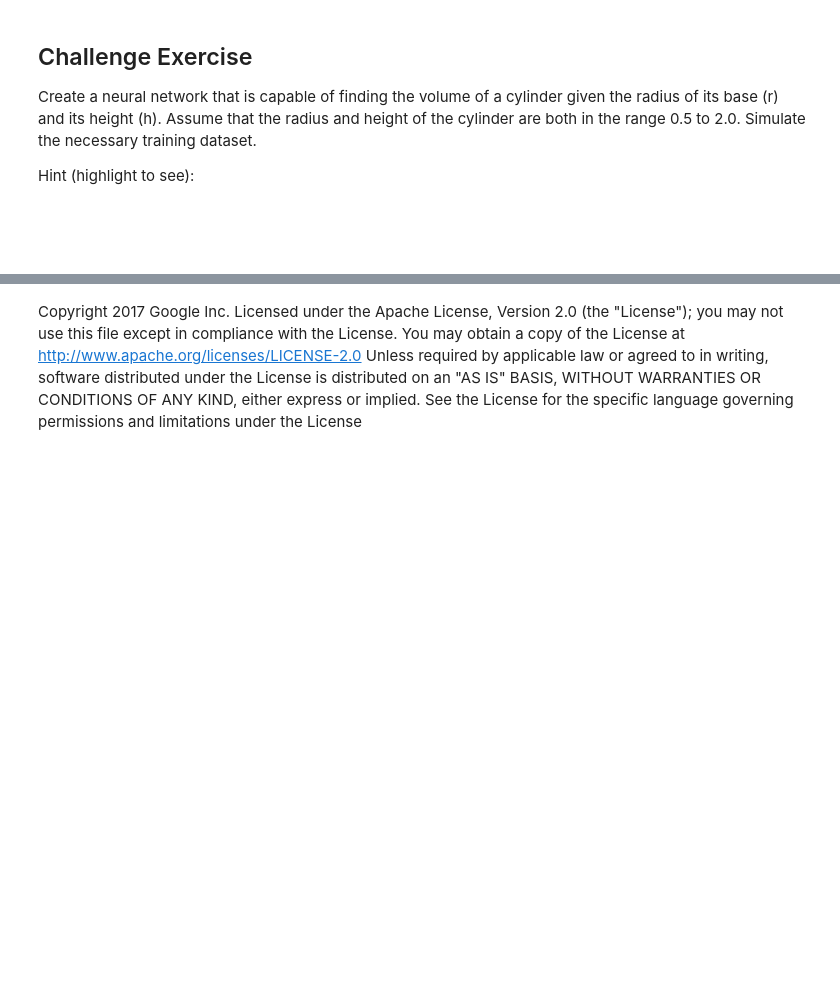
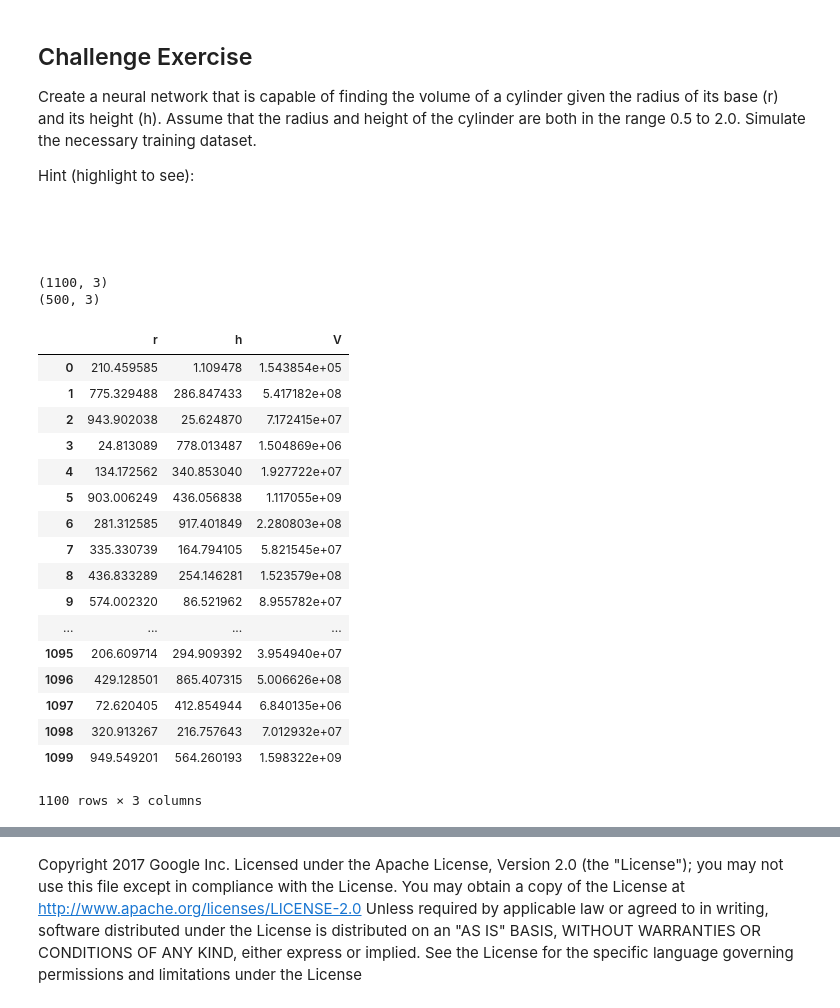
Before and after one commit to mxu007/deeplearning.ai, a Jupyter notebook: tensorflow/Intro to TensorFlow/b_estimator.ipynb, the cells around one changed output, grey strips where cells are left out. Cells and saved outputs as stored; diff of their text form; code cells hidden in the pictures; blank space fills up the shorter version.

```diff
--- a/tensorflow/Intro to TensorFlow/b_estimator.ipynb
+++ b/tensorflow/Intro to TensorFlow/b_estimator.ipynb
@@ -250,3 +243,36 @@ Your dataset will consist of r, h and V.
 Then, use a DNN regressor.
 Make sure to generate enough data.
 </p>
+# %%
+CSV_COLUMNS = ['r', 'h','V']
+FEATURES = CSV_COLUMNS[1:len(CSV_COLUMNS) - 1]
+LABEL = CSV_COLUMNS[0]
+
+df_train = pd.read_csv('./train.csv')
+df_test = pd.read_csv('./test.csv')
+
+print(df_train.shape)
+print(df_test.shape)
+
+df_train
+# %% [output]
+(1100, 3)
+(500, 3)
+|  | r | h | V |
+| 0 | 210.459585 | 1.109478 | 1.543854e+05 |
+| 1 | 775.329488 | 286.847433 | 5.417182e+08 |
+| 2 | 943.902038 | 25.624870 | 7.172415e+07 |
+| 3 | 24.813089 | 778.013487 | 1.504869e+06 |
+| 4 | 134.172562 | 340.853040 | 1.927722e+07 |
+| 5 | 903.006249 | 436.056838 | 1.117055e+09 |
+| 6 | 281.312585 | 917.401849 | 2.280803e+08 |
+| 7 | 335.330739 | 164.794105 | 5.821545e+07 |
+| 8 | 436.833289 | 254.146281 | 1.523579e+08 |
+| 9 | 574.002320 | 86.521962 | 8.955782e+07 |
+| ... | ... | ... | ... |
+| 1095 | 206.609714 | 294.909392 | 3.954940e+07 |
+| 1096 | 429.128501 | 865.407315 | 5.006626e+08 |
+| 1097 | 72.620405 | 412.854944 | 6.840135e+06 |
+| 1098 | 320.913267 | 216.757643 | 7.012932e+07 |
+| 1099 | 949.549201 | 564.260193 | 1.598322e+09 |
+1100 rows × 3 columns
```
Also changed, not shown: parts of 8 cells of this notebook, 4 other files.
